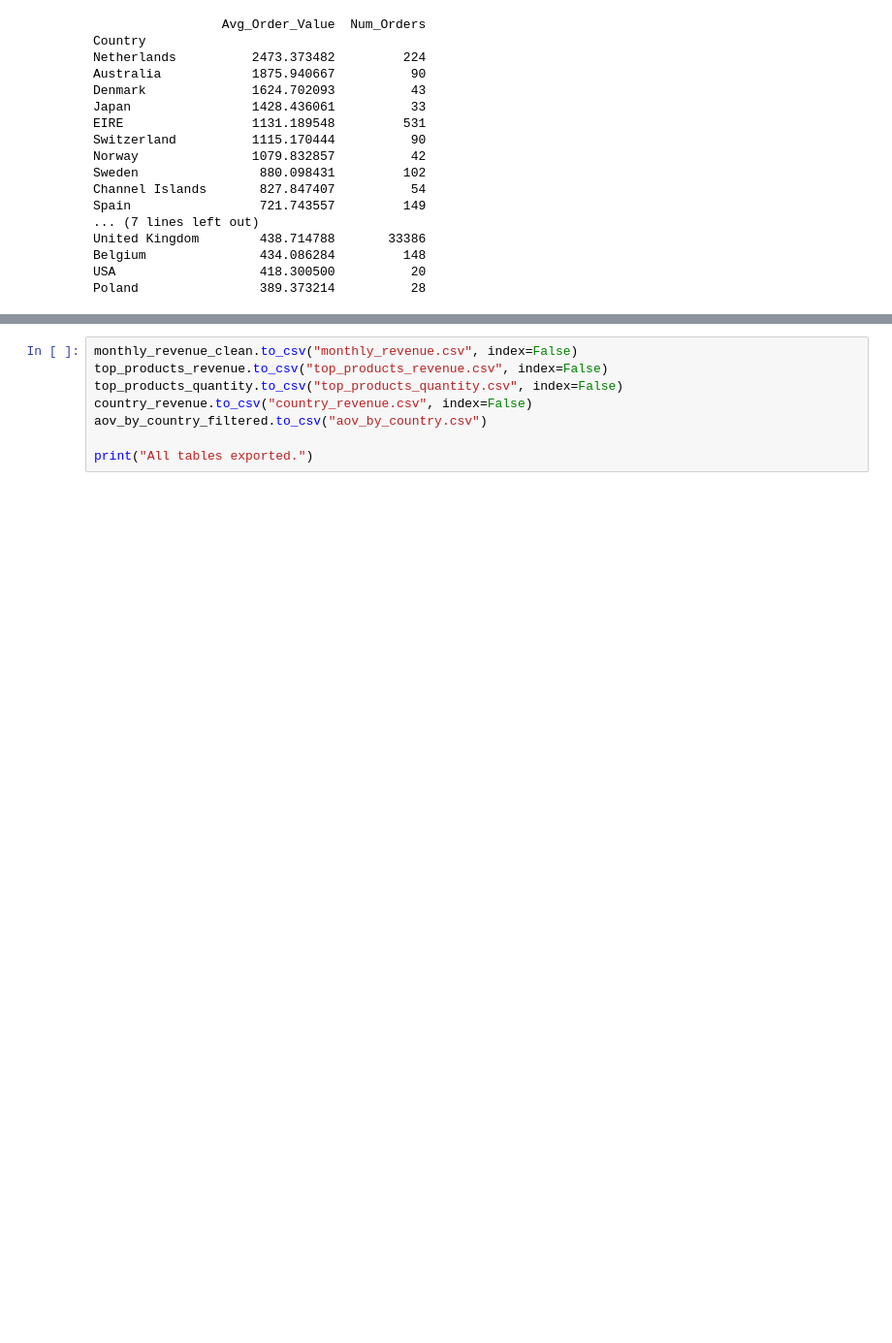
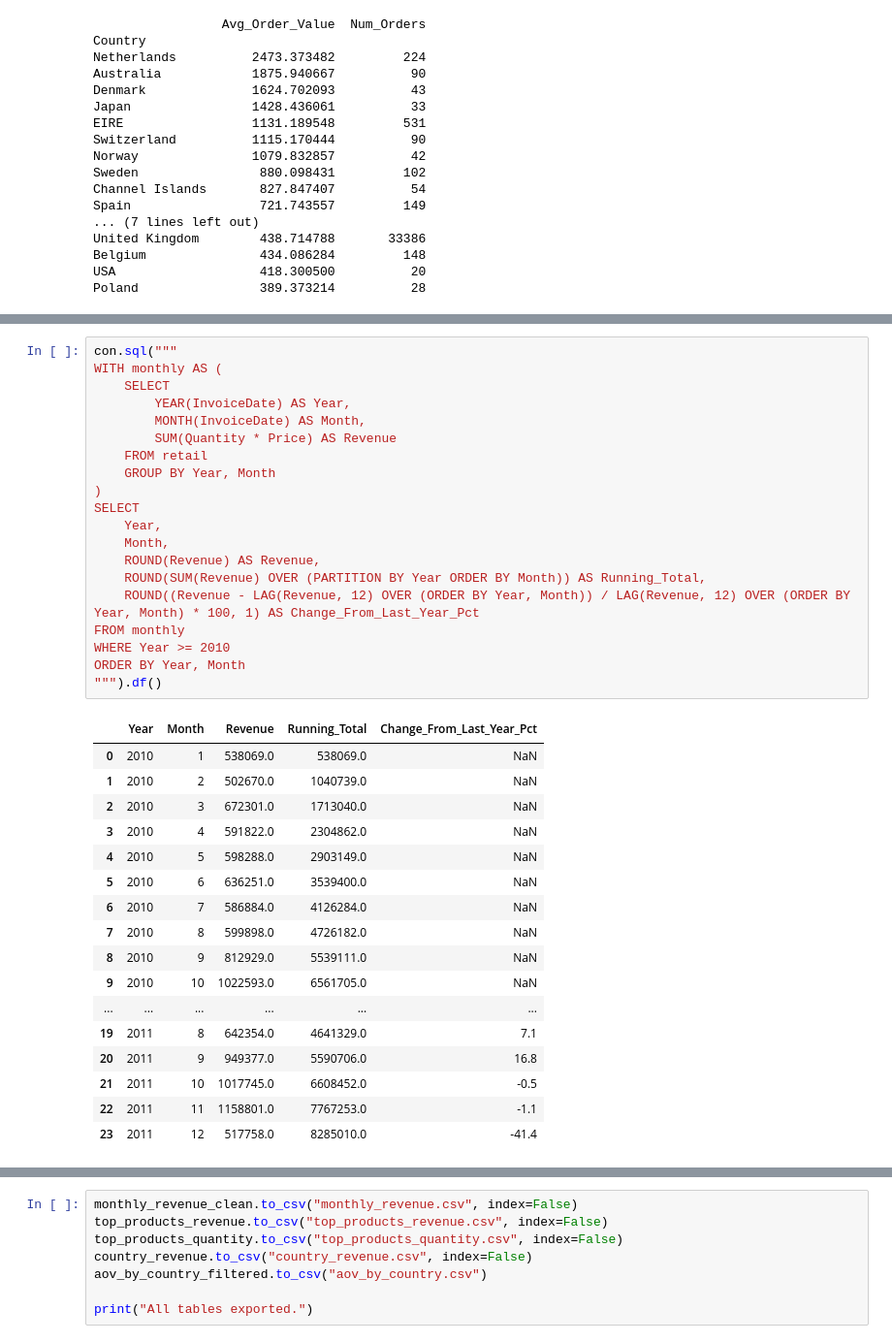
Before and after one commit to Rahulkulkarni2002/retail-sales-performance-dashboard, a Jupyter notebook: sales_kpi_analysis.ipynb, the cells around one changed output, grey strips where cells are left out. Shown at 97% size. Drawn from its saved outputs; the diff is of its cells as text; blank space fills up the shorter version.

```diff
--- a/sales_kpi_analysis.ipynb
+++ b/sales_kpi_analysis.ipynb
@@ -346,0 +446,38 @@ Poland                389.373214          28
+# %%
+con.sql("""
+WITH monthly AS (
+    SELECT
+        YEAR(InvoiceDate) AS Year,
+        MONTH(InvoiceDate) AS Month,
+        SUM(Quantity * Price) AS Revenue
+    FROM retail
+    GROUP BY Year, Month
+)
+SELECT
+    Year,
+    Month,
+    ROUND(Revenue) AS Revenue,
+    ROUND(SUM(Revenue) OVER (PARTITION BY Year ORDER BY Month)) AS Running_Total,
+    ROUND((Revenue - LAG(Revenue, 12) OVER (ORDER BY Year, Month)) / LAG(Revenue, 12) OVER (ORDER BY Year, Month) * 100, 1) AS Change_From_Last_Year_Pct
+FROM monthly
+WHERE Year >= 2010
+ORDER BY Year, Month
+""").df()
+# %% [output]
+|  | Year | Month | Revenue | Running_Total | Change_From_Last_Year_Pct |
+| 0 | 2010 | 1 | 538069.0 | 538069.0 | NaN |
+| 1 | 2010 | 2 | 502670.0 | 1040739.0 | NaN |
+| 2 | 2010 | 3 | 672301.0 | 1713040.0 | NaN |
+| 3 | 2010 | 4 | 591822.0 | 2304862.0 | NaN |
+| 4 | 2010 | 5 | 598288.0 | 2903149.0 | NaN |
+| 5 | 2010 | 6 | 636251.0 | 3539400.0 | NaN |
+| 6 | 2010 | 7 | 586884.0 | 4126284.0 | NaN |
+| 7 | 2010 | 8 | 599898.0 | 4726182.0 | NaN |
+| 8 | 2010 | 9 | 812929.0 | 5539111.0 | NaN |
+| 9 | 2010 | 10 | 1022593.0 | 6561705.0 | NaN |
+| ... | ... | ... | ... | ... | ... |
+| 19 | 2011 | 8 | 642354.0 | 4641329.0 | 7.1 |
+| 20 | 2011 | 9 | 949377.0 | 5590706.0 | 16.8 |
+| 21 | 2011 | 10 | 1017745.0 | 6608452.0 | -0.5 |
+| 22 | 2011 | 11 | 1158801.0 | 7767253.0 | -1.1 |
+| 23 | 2011 | 12 | 517758.0 | 8285010.0 | -41.4 |
```
Also changed, not shown: parts of 33 cells of this notebook, 3 other files.
